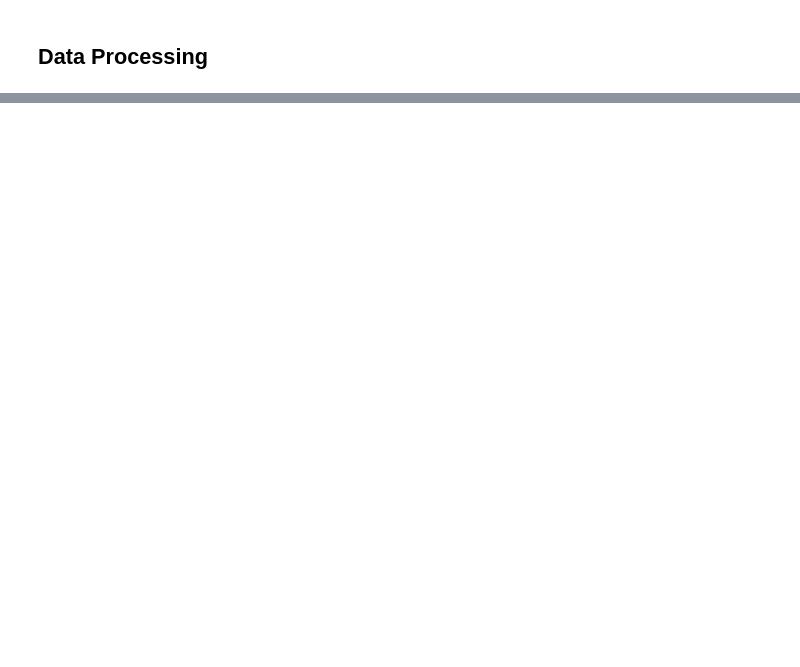
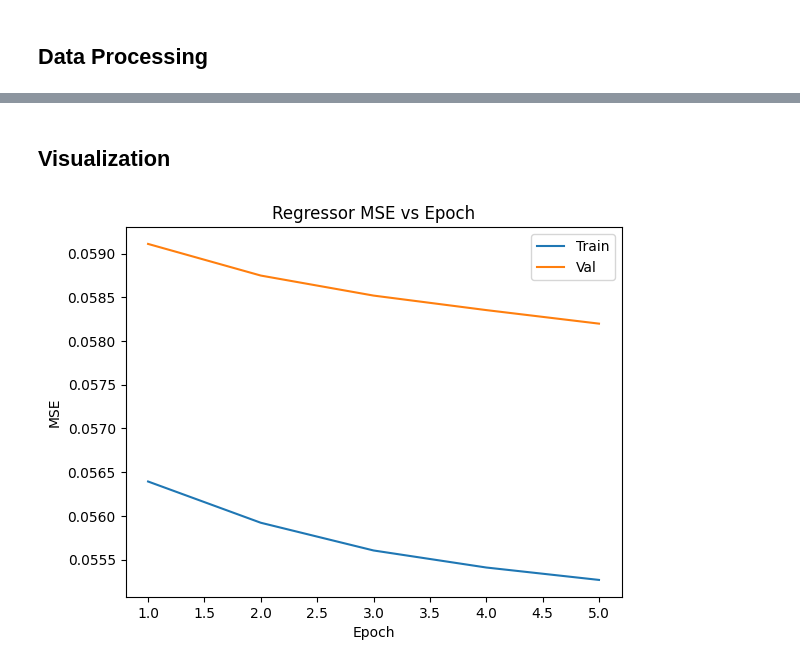
Before and after one commit to weihao-lin/cogs185-project, a Jupyter notebook: final.ipynb, the cells around one changed output, grey strips where cells are left out. Saved outputs shown, nothing was run; the diff lists cells and outputs as text; code cells hidden in the pictures; blank space fills up the shorter version.

```diff
--- a/final.ipynb
+++ b/final.ipynb
@@ -116,0 +278,26 @@ KeyboardInterrupt:
+# %% [markdown]
+## Visualization
+# %%
+reg_train_mse = [0.056393, 0.055921, 0.055604, 0.055409, 0.055267]
+reg_val_mse = [0.059111, 0.058749, 0.058520, 0.058354, 0.058199]
+
+clf_train_loss = [4.9282, 4.8095, 4.7631, 4.7407, 4.7276]
+clf_val_loss = [4.8393, 4.7712, 4.7460, 4.7340, 4.7266]
+clf_train_acc = [0.117, 0.144, 0.153, 0.158, 0.160]
+clf_val_acc = [0.136, 0.152, 0.157, 0.160, 0.162]
+clf_train_ppl = [155.6, 138.8, 132.8, 130.1, 128.6]
+clf_val_ppl = [145.4, 135.7, 132.5, 131.2, 130.2]
+
+epochs_reg = list(range(1, len(reg_train_mse) + 1))
+epochs_clf = list(range(1, len(clf_train_loss) + 1))
+# %%
+plt.figure()
+plt.plot(epochs_reg, reg_train_mse)
+plt.plot(epochs_reg, reg_val_mse)
+plt.title("Regressor MSE vs Epoch")
+plt.xlabel("Epoch")
+plt.ylabel("MSE")
+plt.legend(["Train", "Val"])
+plt.show()
+# %% [output]
+[figure, added]
```
Also changed, not shown: parts of 15 cells of this notebook, 1 other file.
